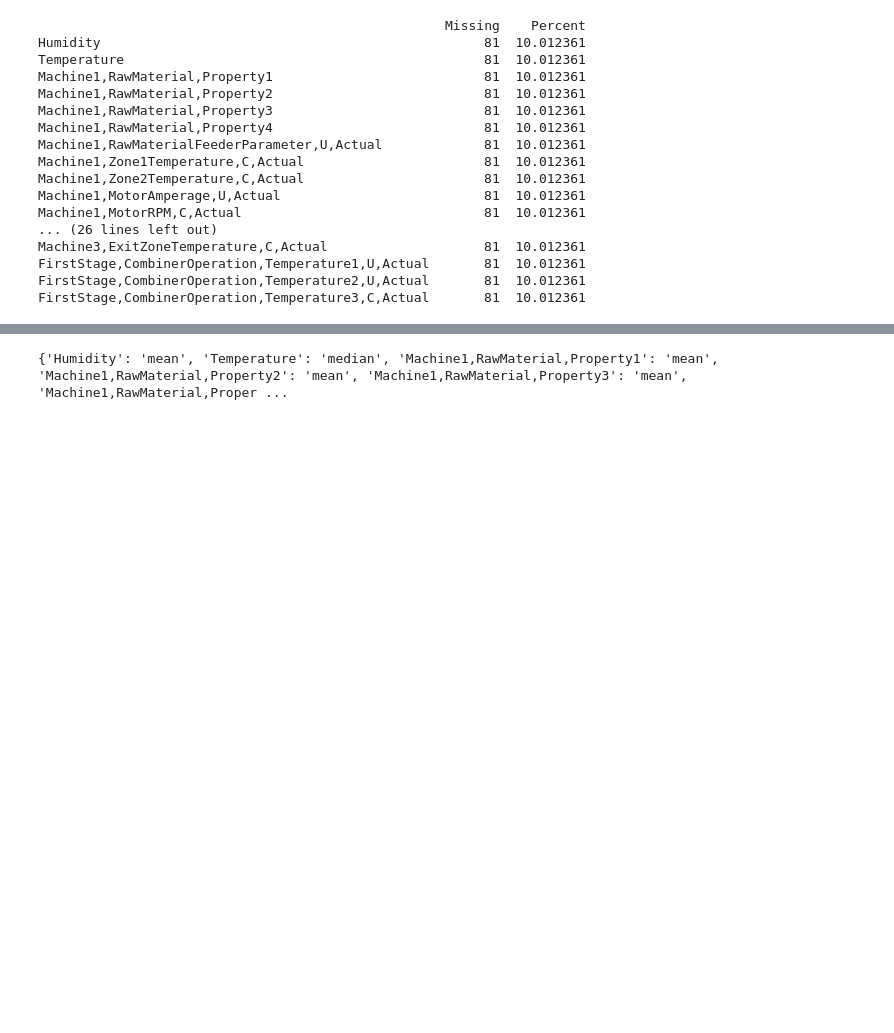
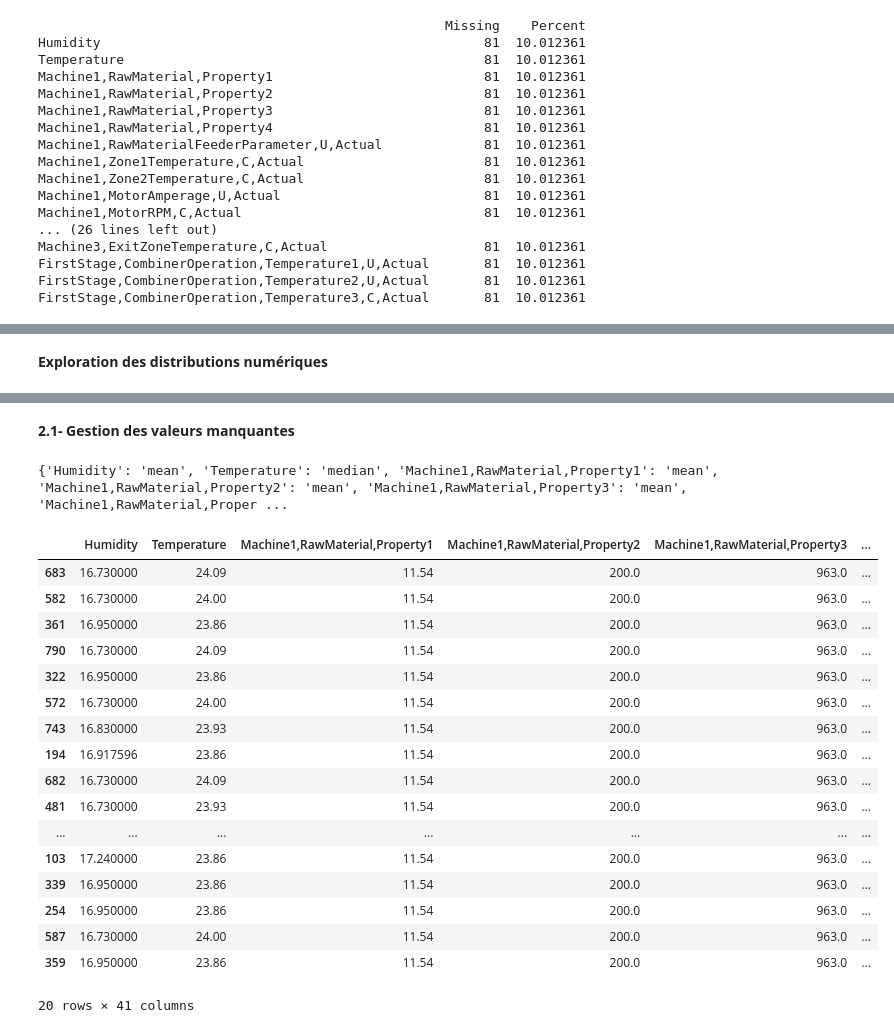
Before and after one commit to moubarik-ashraf/NOTEBOOKS, a Jupyter notebook: TP1.ipynb, the cells around one changed output, grey strips where cells are left out. Cells and saved outputs as stored; diff of their text form; code cells hidden in the pictures; blank space fills up the shorter version.

```diff
--- a/TP1.ipynb
+++ b/TP1.ipynb
@@ -85,3 +77,5 @@ for col in numerical:
+# %% [markdown]
+**Exploration des distributions numériques**
 # %%
 import numpy as np
 import pandas as pd
@@ -253,6 +247,8 @@ fig.update_layout(
 fig.show()
 # %% [output]
 [interactive output not drawn]
+# %% [markdown]
+**2.1- Gestion des valeurs manquantes**
 # %%
 # Créer dictionnaire pour stocker la méthode choisie
 impute_methods = {}
@@ -279,3 +275,24 @@ for col, method in impute_methods.items():
 print(impute_methods)
 # %% [output]
 {'Humidity': 'mean', 'Temperature': 'median', 'Machine1,RawMaterial,Property1': 'mean', 'Machine1,RawMaterial,Property2': 'mean', 'Machine1,RawMaterial,Property3': 'mean', 'Machine1,RawMaterial,Proper ...
+# %%
+data[numerical].sample(20)
+# %% [output]
+|  | Humidity | Temperature | Machine1,RawMaterial,Property1 | Machine1,RawMaterial,Property2 | Machine1,RawMaterial,Property3 | ... |
+| 683 | 16.730000 | 24.09 | 11.54 | 200.0 | 963.0 | ... |
+| 582 | 16.730000 | 24.00 | 11.54 | 200.0 | 963.0 | ... |
+| 361 | 16.950000 | 23.86 | 11.54 | 200.0 | 963.0 | ... |
+| 790 | 16.730000 | 24.09 | 11.54 | 200.0 | 963.0 | ... |
+| 322 | 16.950000 | 23.86 | 11.54 | 200.0 | 963.0 | ... |
+| 572 | 16.730000 | 24.00 | 11.54 | 200.0 | 963.0 | ... |
+| 743 | 16.830000 | 23.93 | 11.54 | 200.0 | 963.0 | ... |
+| 194 | 16.917596 | 23.86 | 11.54 | 200.0 | 963.0 | ... |
+| 682 | 16.730000 | 24.09 | 11.54 | 200.0 | 963.0 | ... |
+| 481 | 16.730000 | 23.93 | 11.54 | 200.0 | 963.0 | ... |
+| ... | ... | ... | ... | ... | ... | ... |
+| 103 | 17.240000 | 23.86 | 11.54 | 200.0 | 963.0 | ... |
+| 339 | 16.950000 | 23.86 | 11.54 | 200.0 | 963.0 | ... |
+| 254 | 16.950000 | 23.86 | 11.54 | 200.0 | 963.0 | ... |
+| 587 | 16.730000 | 24.00 | 11.54 | 200.0 | 963.0 | ... |
+| 359 | 16.950000 | 23.86 | 11.54 | 200.0 | 963.0 | ... |
+20 rows × 41 columns
```
Also changed, not shown: parts of 23 cells of this notebook.
